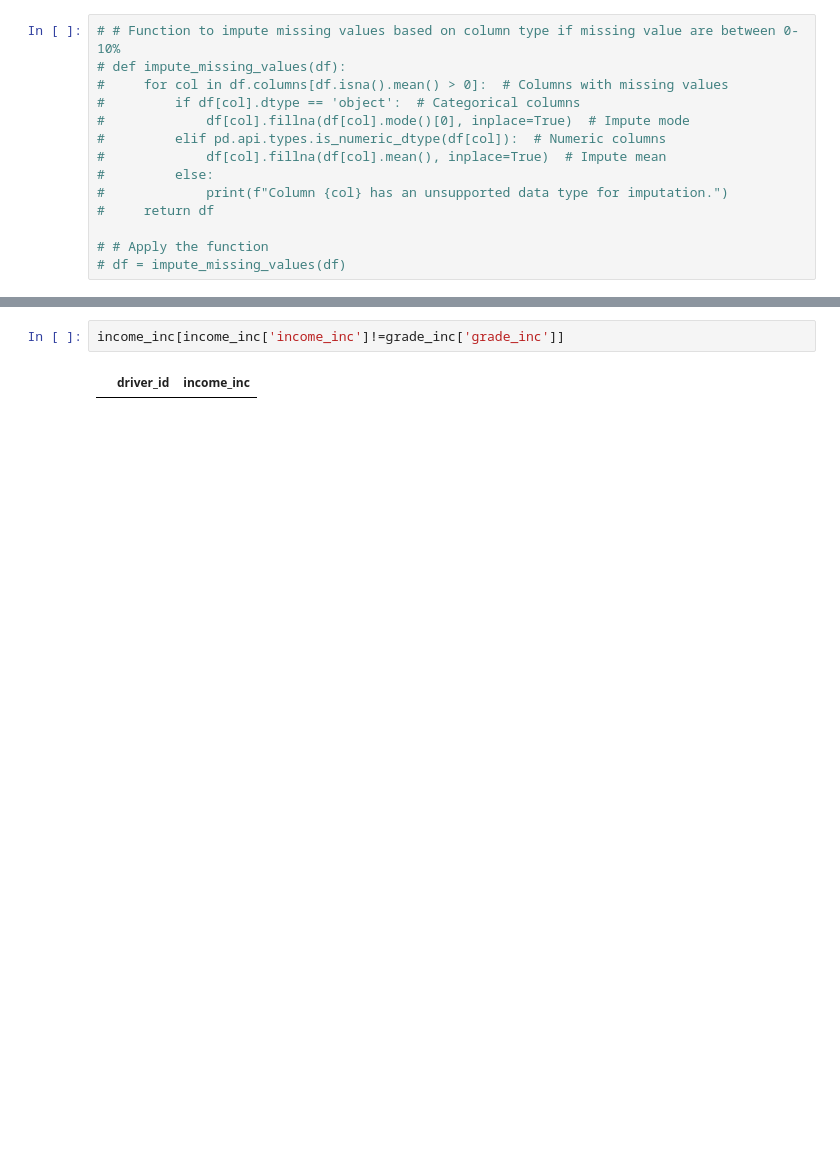
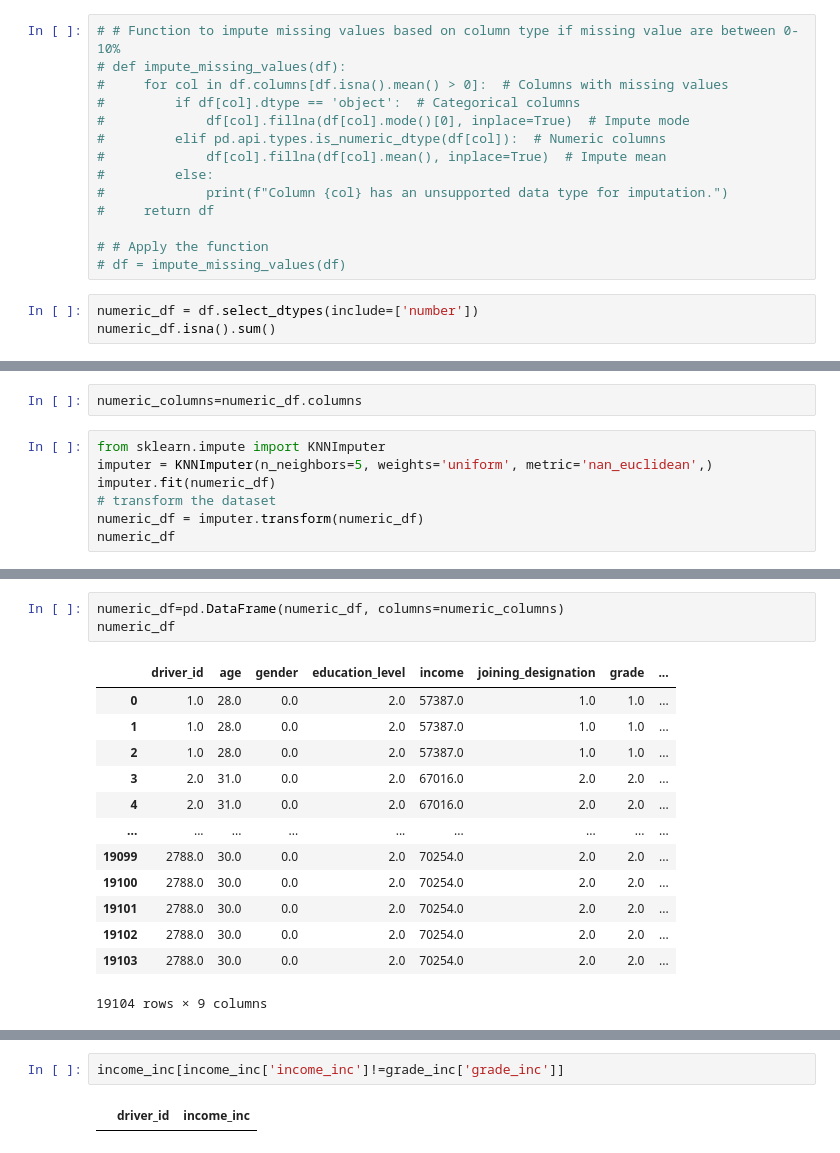
Before and after one commit to mayankjain281/ML_Supervised_Classification, a Jupyter notebook: OLA_Driver_Churn_Ensemble_Learning/OLA_Driver_Churn_Ensemble_Learning.ipynb, the cells around one changed output, grey strips where cells are left out. Saved outputs shown, nothing was run; the diff lists cells and outputs as text; blank space fills up the shorter version.

```diff
--- a/OLA_Driver_Churn_Ensemble_Learning/OLA_Driver_Churn_Ensemble_Learning.ipynb
+++ b/OLA_Driver_Churn_Ensemble_Learning/OLA_Driver_Churn_Ensemble_Learning.ipynb
@@ -191,3 +188,6 @@ dtype: int64
 
 # # Apply the function
 # df = impute_missing_values(df)
+# %%
+numeric_df = df.select_dtypes(include=['number'])
+numeric_df.isna().sum()
@@ -193,0 +205,9 @@ dtype: int64
+# %%
+numeric_columns=numeric_df.columns
+# %%
+from sklearn.impute import KNNImputer
+imputer = KNNImputer(n_neighbors=5, weights='uniform', metric='nan_euclidean',)
+imputer.fit(numeric_df)
+# transform the dataset
+numeric_df = imputer.transform(numeric_df)
+numeric_df
@@ -193,0 +228,17 @@ dtype: int64
+# %%
+numeric_df=pd.DataFrame(numeric_df, columns=numeric_columns)
+numeric_df
+# %% [output]
+|  | driver_id | age | gender | education_level | income | joining_designation | grade | ... |
+| 0 | 1.0 | 28.0 | 0.0 | 2.0 | 57387.0 | 1.0 | 1.0 | ... |
+| 1 | 1.0 | 28.0 | 0.0 | 2.0 | 57387.0 | 1.0 | 1.0 | ... |
+| 2 | 1.0 | 28.0 | 0.0 | 2.0 | 57387.0 | 1.0 | 1.0 | ... |
+| 3 | 2.0 | 31.0 | 0.0 | 2.0 | 67016.0 | 2.0 | 2.0 | ... |
+| 4 | 2.0 | 31.0 | 0.0 | 2.0 | 67016.0 | 2.0 | 2.0 | ... |
+| ... | ... | ... | ... | ... | ... | ... | ... | ... |
+| 19099 | 2788.0 | 30.0 | 0.0 | 2.0 | 70254.0 | 2.0 | 2.0 | ... |
+| 19100 | 2788.0 | 30.0 | 0.0 | 2.0 | 70254.0 | 2.0 | 2.0 | ... |
+| 19101 | 2788.0 | 30.0 | 0.0 | 2.0 | 70254.0 | 2.0 | 2.0 | ... |
+| 19102 | 2788.0 | 30.0 | 0.0 | 2.0 | 70254.0 | 2.0 | 2.0 | ... |
+| 19103 | 2788.0 | 30.0 | 0.0 | 2.0 | 70254.0 | 2.0 | 2.0 | ... |
+19104 rows × 9 columns
```
Also changed, not shown: parts of 59 cells of this notebook.
